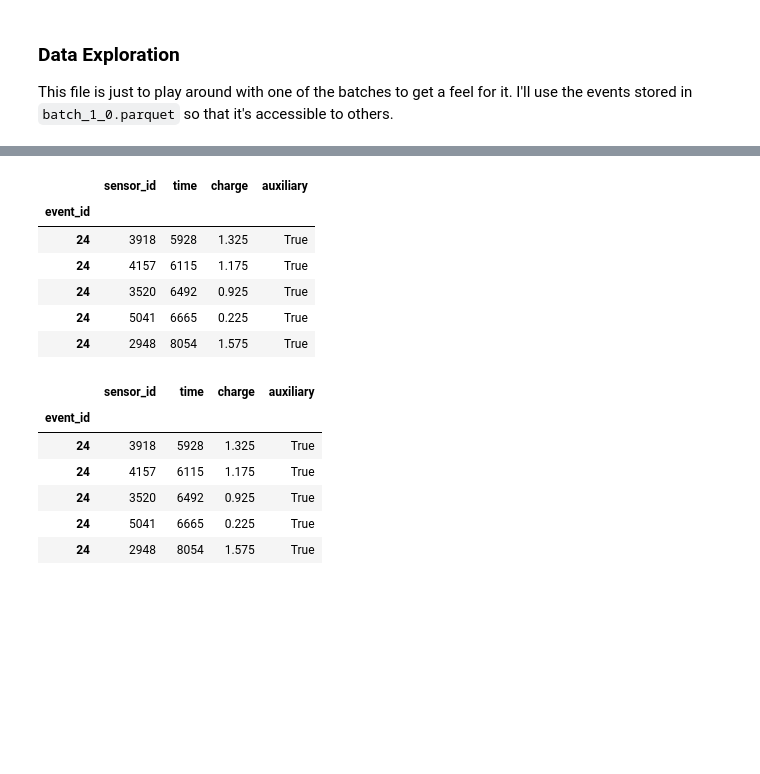
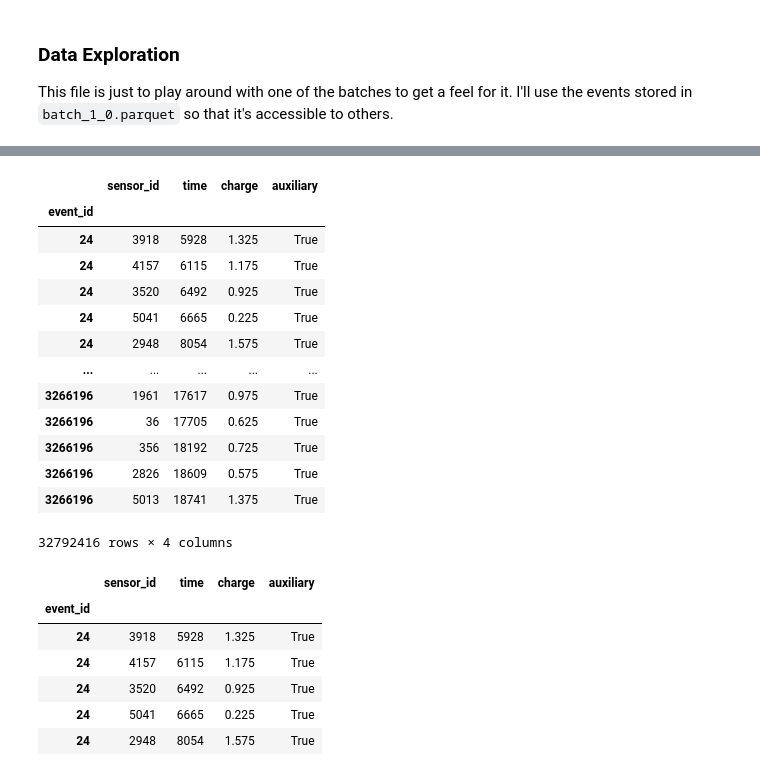
Before and after one commit to kdv97/ice-cube, a Jupyter notebook: Exploratory Data Analysis/batch1_testing.ipynb, the cells around one changed output, grey strips where cells are left out. Cells and saved outputs as stored; diff of their text form; code cells hidden in the pictures; blank space fills up the shorter version.

```diff
--- a/Exploratory Data Analysis/batch1_testing.ipynb
+++ b/Exploratory Data Analysis/batch1_testing.ipynb
@@ -13,17 +94,24 @@ import matplotlib.pyplot as plt
 %matplotlib notebook
 # %%
 # Load batch_1 train into a DataFrame
-batch1 = pd.read_parquet('../batches_train/batch_1_repartitions/part.0.parquet')
+batch1 = pd.read_parquet('../batches_train/batch_1.parquet')
 # %%
-batch1.head()
+batch1
 # %% [output]
 |  | sensor_id | time | charge | auxiliary |
 | event_id |  |  |  |  |
 | 24 | 3918 | 5928 | 1.325 | True |
 | 24 | 4157 | 6115 | 1.175 | True |
 | 24 | 3520 | 6492 | 0.925 | True |
 | 24 | 5041 | 6665 | 0.225 | True |
 | 24 | 2948 | 8054 | 1.575 | True |
+| ... | ... | ... | ... | ... |
+| 3266196 | 1961 | 17617 | 0.975 | True |
+| 3266196 | 36 | 17705 | 0.625 | True |
+| 3266196 | 356 | 18192 | 0.725 | True |
+| 3266196 | 2826 | 18609 | 0.575 | True |
+| 3266196 | 5013 | 18741 | 1.375 | True |
+32792416 rows × 4 columns
 # %%
 batch1.loc[24]
 # %% [output]
```
Also changed, not shown: parts of 11 cells of this notebook, 17 other files.
